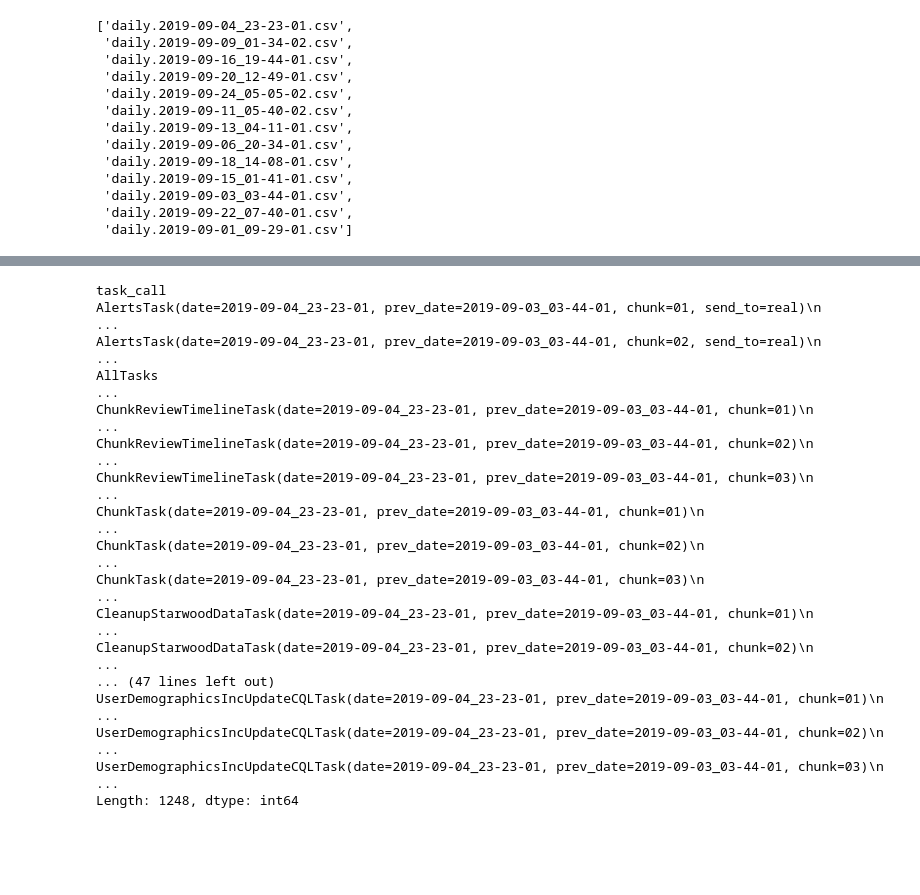
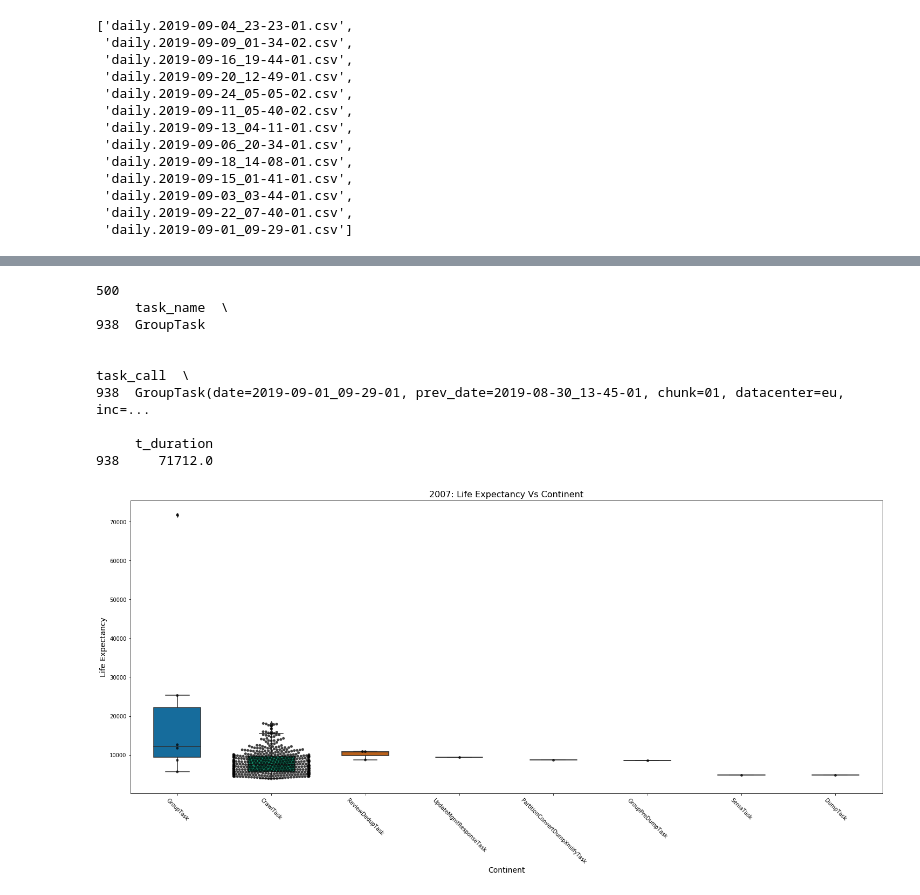
Before and after one commit to andreamalhera/perfSky, a Jupyter notebook: notebooks/boxplot.ipynb, the cells around one changed output, grey strips where cells are left out. Cells and saved outputs as stored; diff of their text form; code cells hidden in the pictures; blank space fills up the shorter version.

Commit message:
Adds boxplot to notebook

```diff
--- a/notebooks/boxplot.ipynb
+++ b/notebooks/boxplot.ipynb
@@ -90,11 +92,12 @@ def get_duration(start_time, end_time):
 all_df['start_time'] = all_df['start_time_x']
 all_df['end_time'] = all_df['end_time_y']
 all_df['duration'] = all_df.apply(lambda row: str(get_duration(row['start_time'],row['end_time'])), axis=1)
-all_df['t_duration']= all_df.apply(lambda row: get_duration(row['start_time'],row['end_time']), axis=1)
+all_df['t_duration']= all_df.apply(lambda row: get_duration(row['start_time'],row['end_time']).total_seconds(), axis=1)
 all_df['task_name'] = all_df['task_name_x']
 
-dur_df = all_df[['task_name','duration','task_call','start_time','end_time', 'source_file']]
+dur_df = all_df[['task_name','duration','task_call','start_time','end_time', 'source_file', 't_duration']]
 print(len(dur_df))
-dur_df = dur_df.sort_values(by=['task_call'])
-dur_df.head()
+dur_df = dur_df.sort_values(by=['t_duration','task_name'], ascending=False)
+dur_df = dur_df[dur_df['task_name']!='AllTasks']
+dur_df = dur_df.head(500)
 # %% [output]
@@ -112,22 +109,4 @@ dur_df.head()
 # %%
 pd.options.display.max_colwidth = 100
 grouped = df.groupby(['task_call'],as_index=False)
-grouped.size()
+# grouped.size()
-# %% [output]
-task_call
-AlertsTask(date=2019-09-04_23-23-01, prev_date=2019-09-03_03-44-01, chunk=01, send_to=real)\n                                                                                                            ...
-AlertsTask(date=2019-09-04_23-23-01, prev_date=2019-09-03_03-44-01, chunk=02, send_to=real)\n                                                                                                            ...
-AllTasks                                                                                                                                                                                                 ...
-ChunkReviewTimelineTask(date=2019-09-04_23-23-01, prev_date=2019-09-03_03-44-01, chunk=01)\n                                                                                                             ...
-ChunkReviewTimelineTask(date=2019-09-04_23-23-01, prev_date=2019-09-03_03-44-01, chunk=02)\n                                                                                                             ...
-ChunkReviewTimelineTask(date=2019-09-04_23-23-01, prev_date=2019-09-03_03-44-01, chunk=03)\n                                                                                                             ...
-ChunkTask(date=2019-09-04_23-23-01, prev_date=2019-09-03_03-44-01, chunk=01)\n                                                                                                                           ...
-ChunkTask(date=2019-09-04_23-23-01, prev_date=2019-09-03_03-44-01, chunk=02)\n                                                                                                                           ...
-ChunkTask(date=2019-09-04_23-23-01, prev_date=2019-09-03_03-44-01, chunk=03)\n                                                                                                                           ...
-CleanupStarwoodDataTask(date=2019-09-04_23-23-01, prev_date=2019-09-03_03-44-01, chunk=01)\n                                                                                                             ...
-CleanupStarwoodDataTask(date=2019-09-04_23-23-01, prev_date=2019-09-03_03-44-01, chunk=02)\n                                                                                                             ...
-... (47 lines left out)
-UserDemographicsIncUpdateCQLTask(date=2019-09-04_23-23-01, prev_date=2019-09-03_03-44-01, chunk=01)\n                                                                                                    ...
-UserDemographicsIncUpdateCQLTask(date=2019-09-04_23-23-01, prev_date=2019-09-03_03-44-01, chunk=02)\n                                                                                                    ...
-UserDemographicsIncUpdateCQLTask(date=2019-09-04_23-23-01, prev_date=2019-09-03_03-44-01, chunk=03)\n                                                                                                    ...
-Length: 1248, dtype: int64
@@ -133,0 +116,41 @@ Length: 1248, dtype: int64
+# %%
+plt.figure(figsize=(25,10))
+plt.xticks(rotation=-45)
+task_duration= dur_df[['task_name','task_call','t_duration']]
+print(len(task_duration))
+print(task_duration.head(1))
+task_duration.shape
+
+# plot boxplot with seaborn
+bplot=sns.boxplot(y='t_duration', x='task_name',
+                 data=task_duration,
+                 width=0.5,
+                 palette="colorblind")
+
+# add swarmplot
+bplot=sns.swarmplot(y='t_duration', x='task_name',
+              data=task_duration,
+              color='black',
+              alpha=0.75)
+
+bplot.axes.set_title("2007: Life Expectancy Vs Continent",
+                    fontsize=16)
+
+bplot.set_xlabel("Continent",
+                fontsize=14)
+
+bplot.set_ylabel("Life Expectancy",
+                fontsize=14)
+
+bplot.tick_params(labelsize=10)
+# %% [output]
+500
+     task_name  \
+938  GroupTask
+
+                                                                                               task_call  \
+938  GroupTask(date=2019-09-01_09-29-01, prev_date=2019-08-30_13-45-01, chunk=01, datacenter=eu, inc=...
+
+     t_duration
+938     71712.0
+[figure, added]
```
Also changed, not shown: parts of 6 cells of this notebook.
